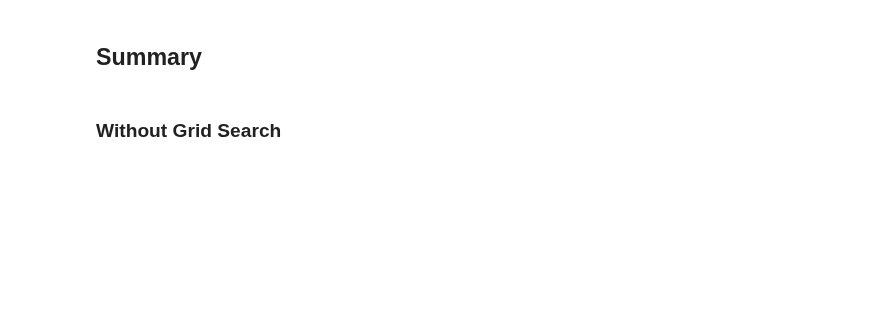
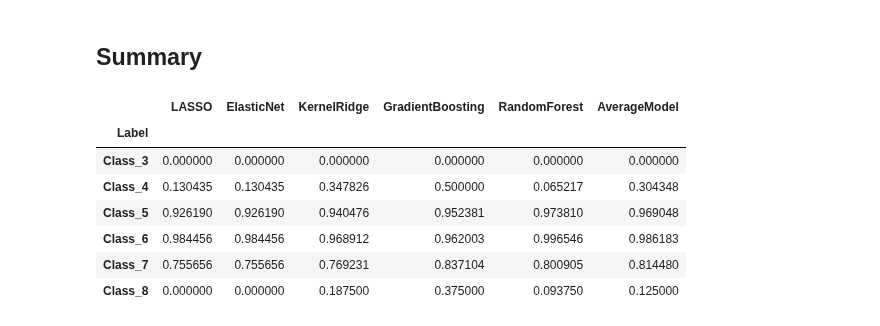
Before and after one commit to nhanph/BMME_480_Pham, a Jupyter notebook: Project/Presentation_Final_Regression.ipynb, the cells around one changed output. Saved outputs shown, nothing was run; the diff lists cells and outputs as text; code cells hidden in the pictures; blank space fills up the shorter version.

```diff
--- a/Project/Presentation_Final_Regression.ipynb
+++ b/Project/Presentation_Final_Regression.ipynb
@@ -528,18 +627,26 @@ print(cm_test)
 # %% [markdown]
 ## Summary
-# %% [markdown]
-### Without Grid Search
 # %%
 new_dict = {
         'Label': ['Class_'+str(x) for x in range(3,9)],
-        'LASSO': lasso_acc.acc,
-        'ElasticNet': enet_acc.acc,
-        'KernelRidge': krr_acc.acc,
-        'GradientBoosting': gboost_acc.acc,
-        'AverageModel': avg_model_acc.acc,
+        'LASSO': lasso_grid_acc.acc,
+        'ElasticNet': enet_grid_acc.acc,
+        'KernelRidge': krr_grid_acc.acc,
+        'GradientBoosting': gboost_grid_acc.acc,
+        'RandomForest': rfr_grid_acc.acc,
+        'AverageModel': avg_model_best_acc.acc,
 }
 
 reg_df = pd.DataFrame(new_dict)
 reg_df.set_index('Label', inplace=True)
 reg_df
+# %% [output]
+|  | LASSO | ElasticNet | KernelRidge | GradientBoosting | RandomForest | AverageModel |
+| Label |  |  |  |  |  |  |
+| Class_3 | 0.000000 | 0.000000 | 0.000000 | 0.000000 | 0.000000 | 0.000000 |
+| Class_4 | 0.130435 | 0.130435 | 0.347826 | 0.500000 | 0.065217 | 0.304348 |
+| Class_5 | 0.926190 | 0.926190 | 0.940476 | 0.952381 | 0.973810 | 0.969048 |
+| Class_6 | 0.984456 | 0.984456 | 0.968912 | 0.962003 | 0.996546 | 0.986183 |
+| Class_7 | 0.755656 | 0.755656 | 0.769231 | 0.837104 | 0.800905 | 0.814480 |
+| Class_8 | 0.000000 | 0.000000 | 0.187500 | 0.375000 | 0.093750 | 0.125000 |
 # %%
```
Also changed, not shown: parts of 15 cells of this notebook, 3 other files.
